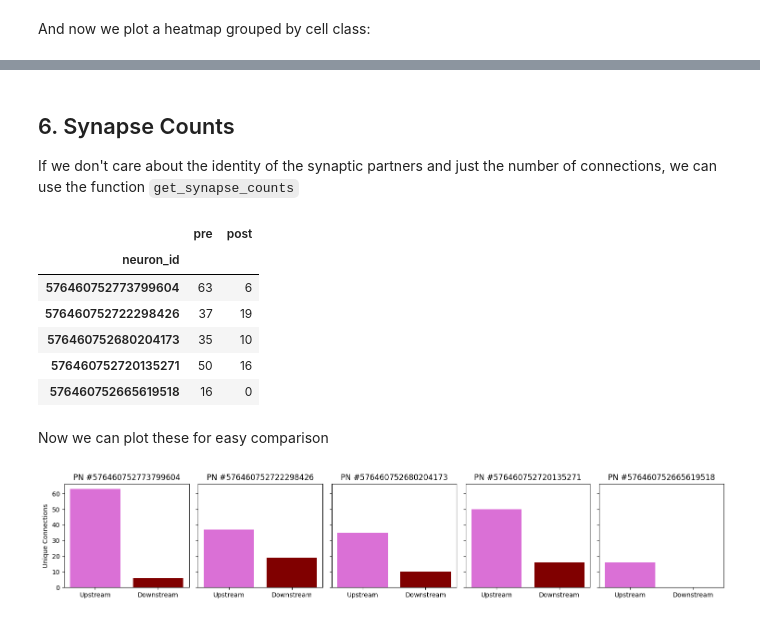
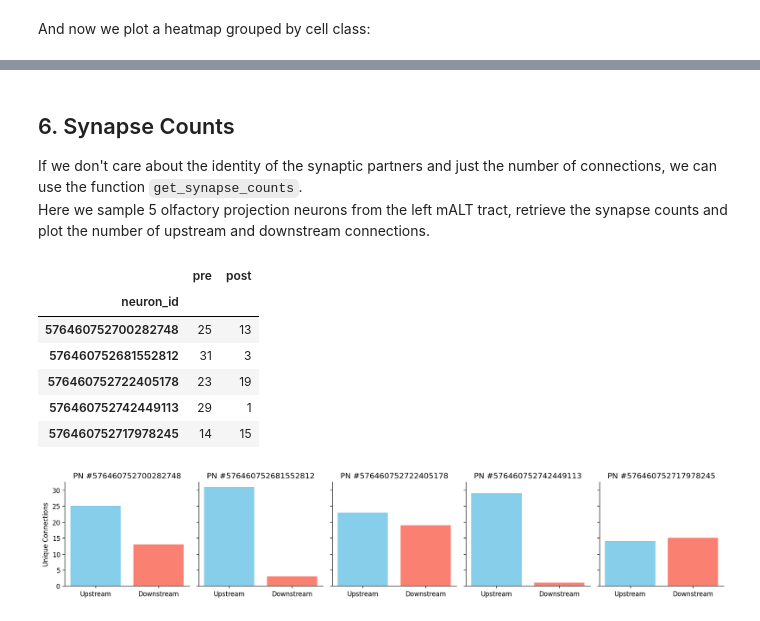
Before and after one commit to Social-Evolution-and-Behavior/crantpy, a Jupyter notebook: docs/deep_dive/connectivity.ipynb, the cells around one changed output, grey strips where cells are left out. Cells and saved outputs as stored; diff of their text form; code cells hidden in the pictures.

```diff
--- a/docs/deep_dive/connectivity.ipynb
+++ b/docs/deep_dive/connectivity.ipynb
@@ -269,0 +320,14 @@ annotations
+# %%
+# Plot the distribution of postsynaptic cell classes
+f, ax = plt.subplots(1, 2, figsize=(8, 3), dpi=150)
+ax[0].bar(summary['post_cell_class'], summary['num_connections'], color='skyblue')
+ax[0].set_ylabel('Number of Connections')
+ax[0].spines['top'].set_visible(False)
+ax[0].spines['right'].set_visible(False)
+
+ax[1].bar(summary['post_cell_class'], summary['avg_weight'], color='salmon')
+ax[1].set_ylabel('Average Weight')
+ax[1].spines['top'].set_visible(False)
+ax[1].spines['right'].set_visible(False)
+plt.tight_layout()
+plt.show()
@@ -270,30 +336,36 @@ annotations
 # %% [markdown]
 ## 6. Synapse Counts
 
-If we don't care about the identity of the synaptic partners and just the number of connections, we can use the function `get_synapse_counts`
+If we don't care about the identity of the synaptic partners and just the number of connections, we can use the function `get_synapse_counts`.\
+Here we sample 5 olfactory projection neurons from the left mALT tract, retrieve the synapse counts and plot the number of upstream and downstream connections.
 # %%
+# Get a sample of olfactory projection neurons
+opn_criteria = cp.NeuronCriteria(cell_class='olfactory_projection_neuron', side='left', tract='mALT')
+opn_ids = opn_criteria.get_roots()
+
+# Select a few for synapse count analysis
 sample_ids = opn_ids[:5].astype(int).tolist()
 synapse_counts = cp.get_synapse_counts(neuron_ids=sample_ids, threshold=5)
 synapse_counts
 # %% [output]
 |  | pre | post |
 | neuron_id |  |  |
-| 576460752773799604 | 63 | 6 |
-| 576460752722298426 | 37 | 19 |
-| 576460752680204173 | 35 | 10 |
-| 576460752720135271 | 50 | 16 |
-| 576460752665619518 | 16 | 0 |
+| 576460752700282748 | 25 | 13 |
+| 576460752681552812 | 31 | 3 |
+| 576460752722405178 | 23 | 19 |
+| 576460752742449113 | 29 | 1 |
+| 576460752717978245 | 14 | 15 |
-# %% [markdown]
-Now we can plot these for easy comparison
 # %%
-fig, axes = plt.subplots(1, 5, figsize=(15, 3), sharey=True)
+fig, axes = plt.subplots(1, 5, figsize=(15, 3), sharey=True, dpi=120)
 for ax, row in zip(axes, synapse_counts.iterrows()):
     upstream_count = row[1]['pre']
     downstream_count = row[1]['post']
-    ax.bar(['Upstream', 'Downstream'], [upstream_count, downstream_count], color=['orchid', 'maroon'])
+    ax.bar(['Upstream', 'Downstream'], [upstream_count, downstream_count], color=['skyblue', 'salmon'])
     ax.set_title(f"PN #{row[0]}")
+    ax.spines['top'].set_visible(False)
+    ax.spines['right'].set_visible(False)
 axes[0].set_ylabel('Unique Connections')
 plt.tight_layout()
 plt.show()
 # %% [output]
-[figure, old version]
+[figure, new version]
```
Also changed, not shown: parts of 21 cells of this notebook, 3 other files.
